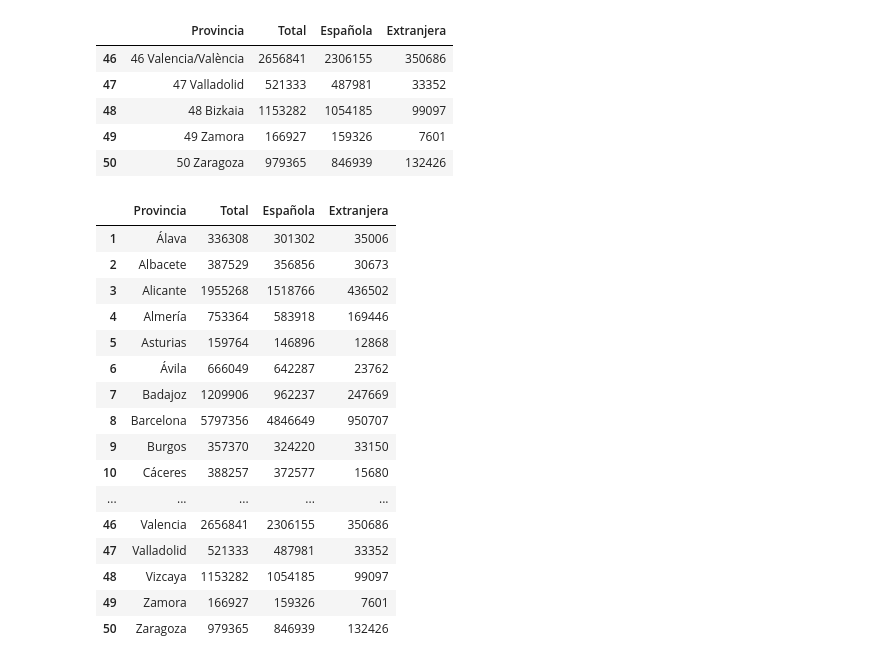
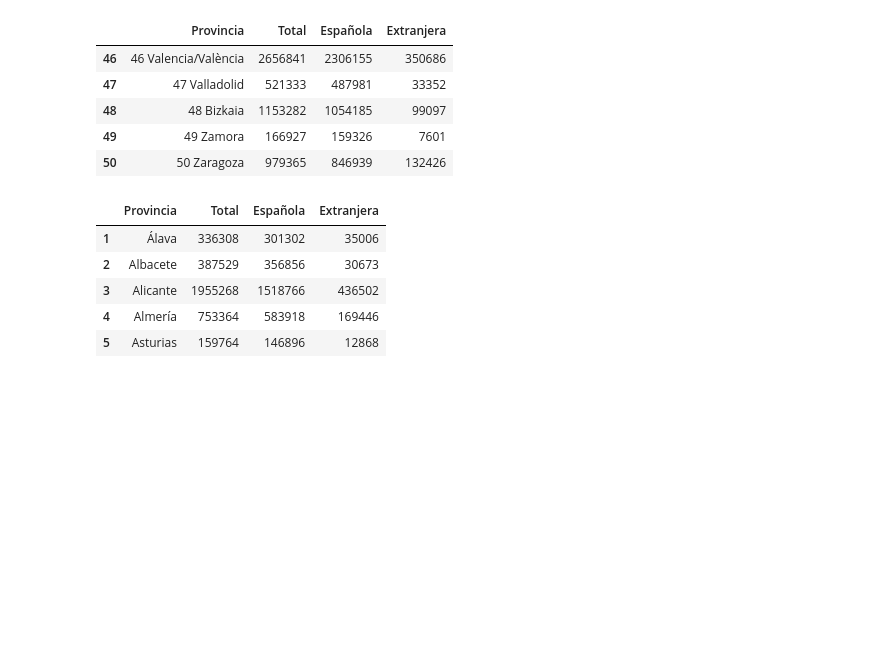
Before and after one commit to Pedrobiain10/VD-Project, a Jupyter notebook: prueba2.ipynb, the cells around one changed output. Saved outputs shown, nothing was run; the diff lists cells and outputs as text; code cells hidden in the pictures; blank space fills up the shorter version.

```diff
--- a/prueba2.ipynb
+++ b/prueba2.ipynb
@@ -24,34 +24,23 @@ poblacion_df.tail()
 # %%
 provincias_nuevas = [
     'Álava', 'Albacete', 'Alicante', 'Almería', 'Asturias', 'Ávila', 'Badajoz', 'Barcelona',
     'Burgos', 'Cáceres', 'Cádiz', 'Cantabria', 'Castellón', 'Ciudad Real', 'Córdoba', 'Cuenca','Coruña, A',
     'Gerona', 'Granada', 'Guadalajara', 'Gipuzkoa', 'Huelva', 'Huesca', 'Islas Baleares', 'Jaén',
     'La Rioja', 'Las Palmas', 'León', 'Lleida', 'Lugo', 'Madrid', 'Málaga', 'Murcia',
     'Navarra', 'Ourense', 'Palencia', 'Pontevedra', 'Salamanca', 'Segovia', 'Sevilla', 'Soria',
     'Tarragona', 'Santa Cruz de Tenerife', 'Teruel', 'Toledo', 'Valencia', 'Valladolid', 'Vizcaya', 'Zamora', 'Zaragoza'
 ]
 
 # Reemplazar los valores de la columna 'provincia' con la lista de provincias
 poblacion_df['Provincia'] = provincias_nuevas
-poblacion_df.head(50)
+poblacion_df.head(5)
 # %% [output]
 |  | Provincia | Total | Española | Extranjera |
 | 1 | Álava | 336308 | 301302 | 35006 |
 | 2 | Albacete | 387529 | 356856 | 30673 |
 | 3 | Alicante | 1955268 | 1518766 | 436502 |
 | 4 | Almería | 753364 | 583918 | 169446 |
 | 5 | Asturias | 159764 | 146896 | 12868 |
-| 6 | Ávila | 666049 | 642287 | 23762 |
-| 7 | Badajoz | 1209906 | 962237 | 247669 |
-| 8 | Barcelona | 5797356 | 4846649 | 950707 |
-| 9 | Burgos | 357370 | 324220 | 33150 |
-| 10 | Cáceres | 388257 | 372577 | 15680 |
-| ... | ... | ... | ... | ... |
-| 46 | Valencia | 2656841 | 2306155 | 350686 |
-| 47 | Valladolid | 521333 | 487981 | 33352 |
-| 48 | Vizcaya | 1153282 | 1054185 | 99097 |
-| 49 | Zamora | 166927 | 159326 | 7601 |
-| 50 | Zaragoza | 979365 | 846939 | 132426 |
 # %%
 df_provincias = pd.read_csv("provincias_actualizado.csv")  # Base de datos de coordenadas
 df_provincias = df_provincias.iloc[:,:-3]
```
Also changed, not shown: parts of 10 cells of this notebook.
